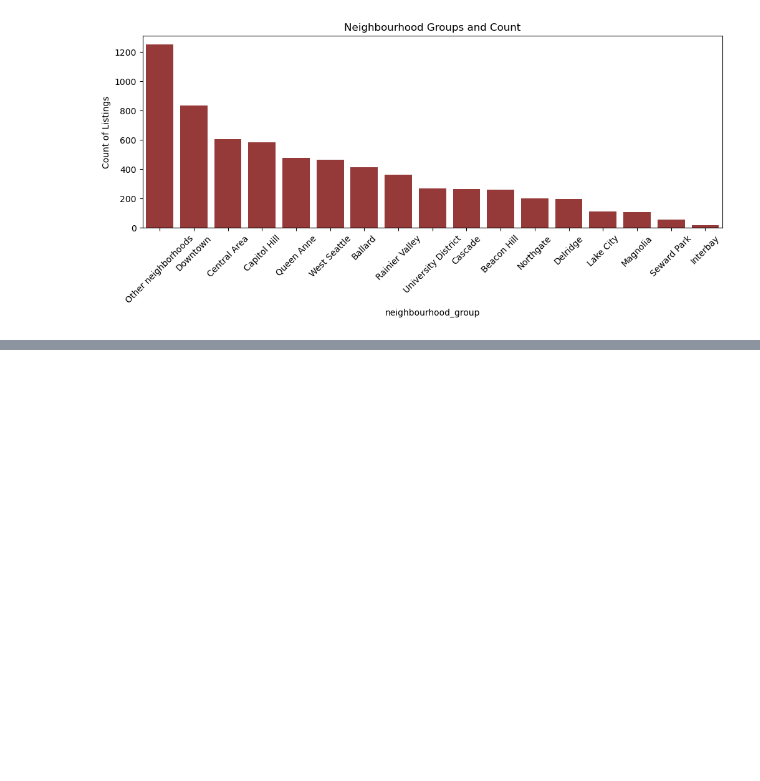
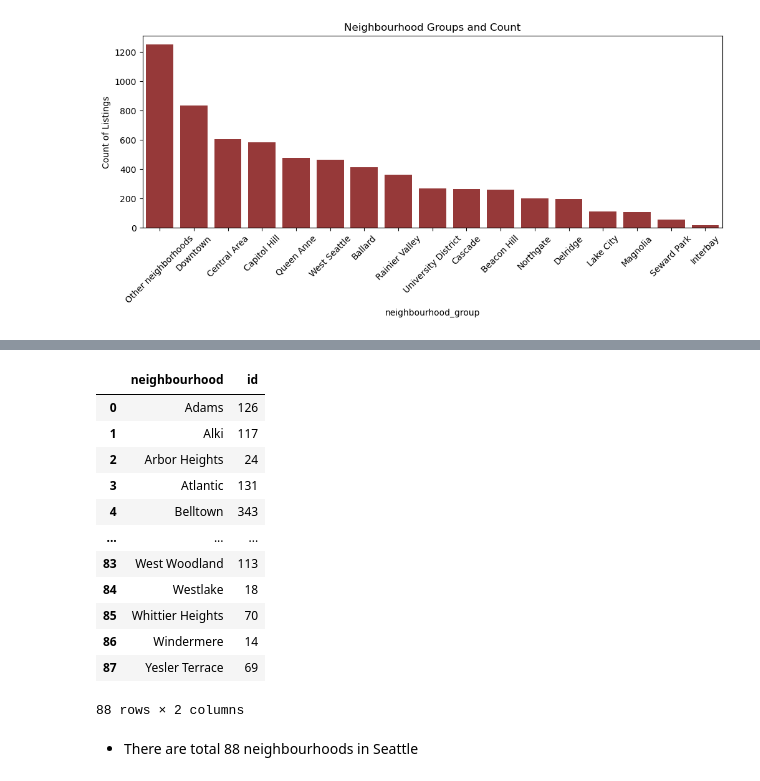
Before and after one commit to sagarbarge/Seattle-Airbnb-Open-Data-, a Jupyter notebook: Seattle Airbnb Open Data - SQL Project.ipynb, the cells around one changed output, grey strips where cells are left out. Saved outputs shown, nothing was run; the diff lists cells and outputs as text; code cells hidden in the pictures; blank space fills up the shorter version.

```diff
--- a/Seattle Airbnb Open Data - SQL Project.ipynb
+++ b/Seattle Airbnb Open Data - SQL Project.ipynb
@@ -242,0 +281,19 @@ plt.show()
+# %%
+neighbourhood_count =df_lis.groupby('neighbourhood')['id'].count().reset_index()
+neighbourhood_count
+# %% [output]
+|  | neighbourhood | id |
+| 0 | Adams | 126 |
+| 1 | Alki | 117 |
+| 2 | Arbor Heights | 24 |
+| 3 | Atlantic | 131 |
+| 4 | Belltown | 343 |
+| ... | ... | ... |
+| 83 | West Woodland | 113 |
+| 84 | Westlake | 18 |
+| 85 | Whittier Heights | 70 |
+| 86 | Windermere | 14 |
+| 87 | Yesler Terrace | 69 |
+88 rows × 2 columns
+# %% [markdown]
+- There are total 88 neighbourhoods in Seattle
```
Also changed, not shown: parts of 23 cells of this notebook.
